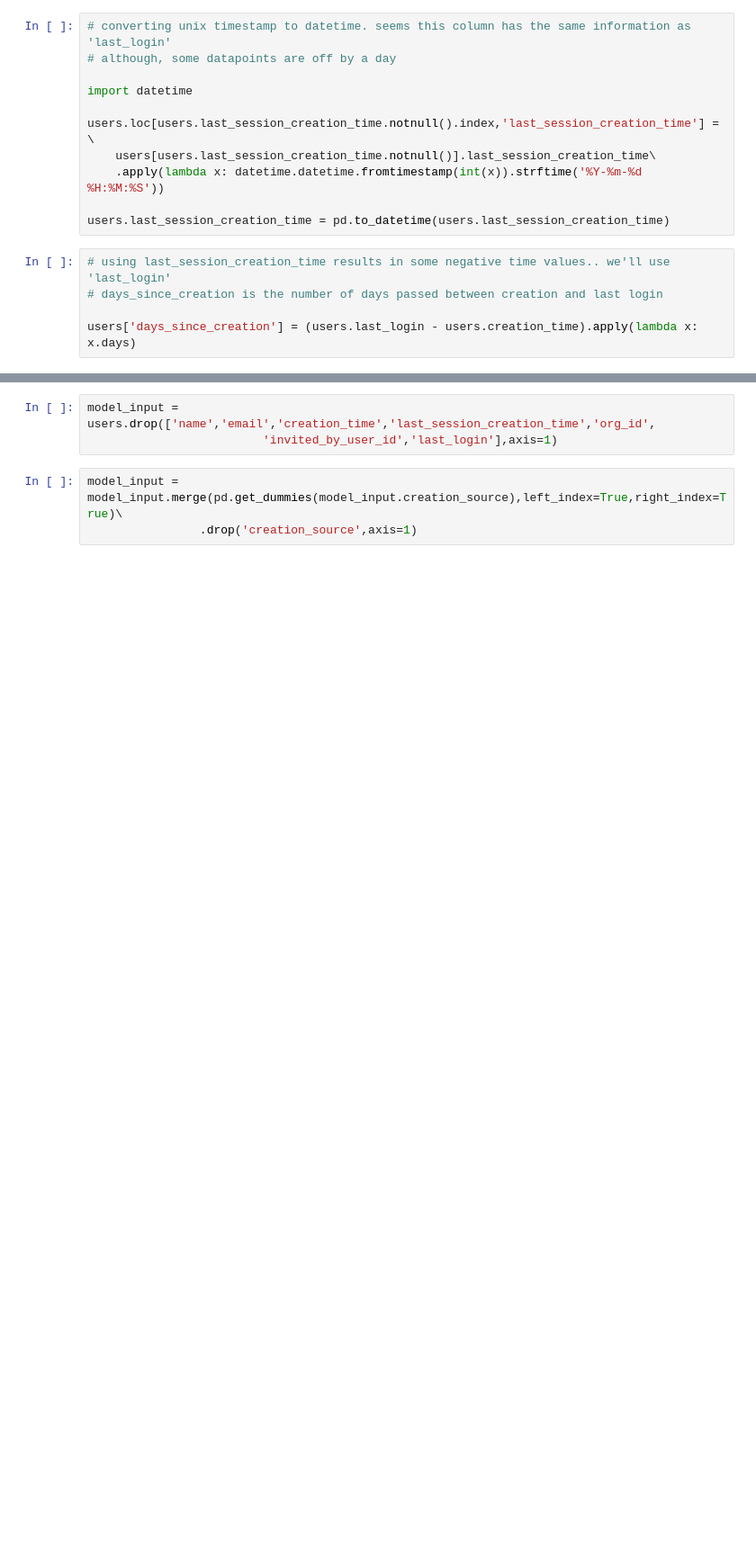
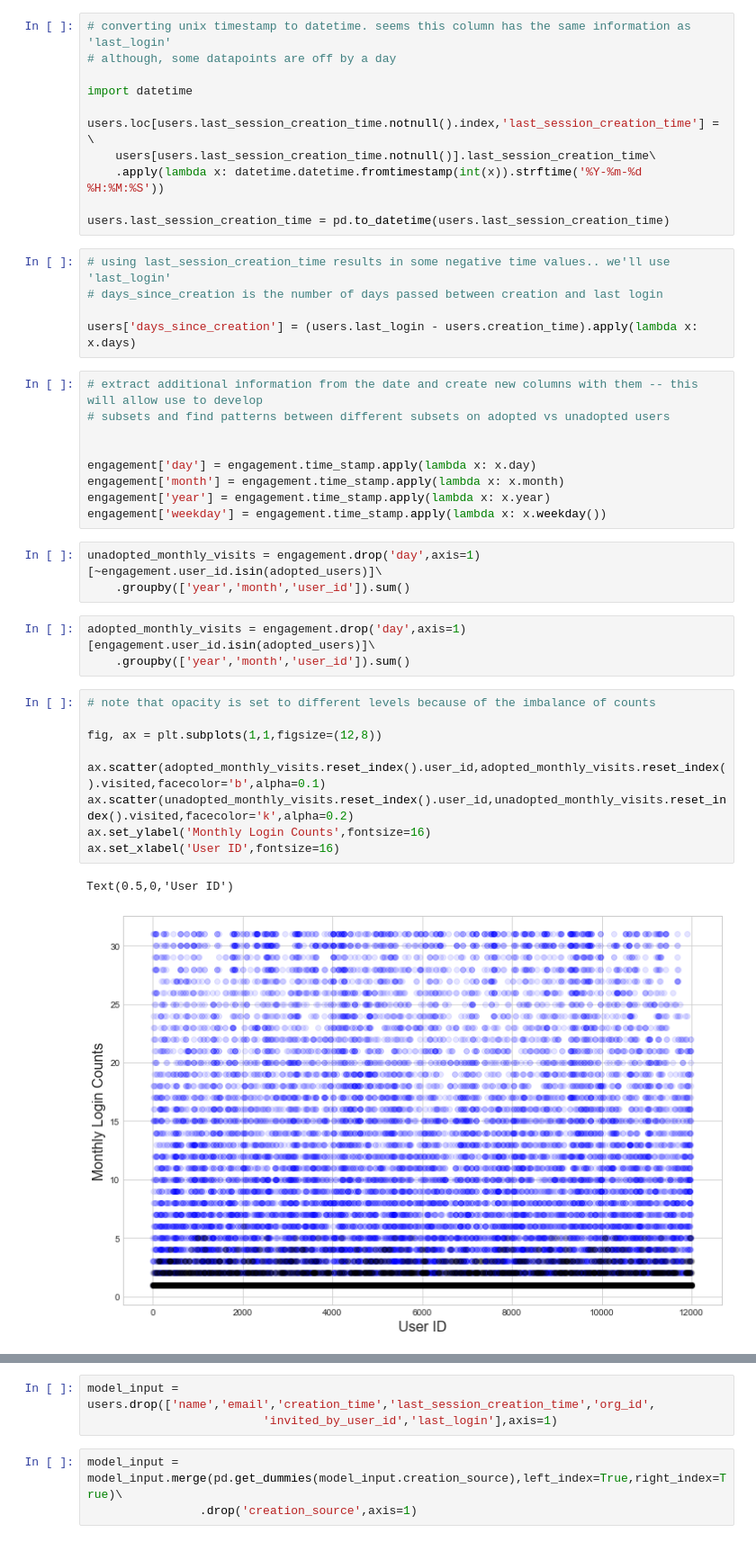
Before and after one commit to pandrewg/Mini-Projects, a Jupyter notebook: relax challenge/solution.ipynb, the cells around one changed output, grey strips where cells are left out. Shown: that part at 90% size. Cells and saved outputs as stored; diff of their text form; blank space fills up the shorter version.

```diff
--- a/relax challenge/solution.ipynb
+++ b/relax challenge/solution.ipynb
@@ -172,3 +203,30 @@ users.last_session_creation_time = pd.to_datetime(users.last_session_creation_ti
 # days_since_creation is the number of days passed between creation and last login
 
 users['days_since_creation'] = (users.last_login - users.creation_time).apply(lambda x: x.days)
+# %%
+# extract additional information from the date and create new columns with them -- this will allow use to develop
+# subsets and find patterns between different subsets on adopted vs unadopted users
+
+
+engagement['day'] = engagement.time_stamp.apply(lambda x: x.day)
+engagement['month'] = engagement.time_stamp.apply(lambda x: x.month)
+engagement['year'] = engagement.time_stamp.apply(lambda x: x.year)
+engagement['weekday'] = engagement.time_stamp.apply(lambda x: x.weekday())
+# %%
+unadopted_monthly_visits = engagement.drop('day',axis=1)[~engagement.user_id.isin(adopted_users)]\
+    .groupby(['year','month','user_id']).sum()
+# %%
+adopted_monthly_visits = engagement.drop('day',axis=1)[engagement.user_id.isin(adopted_users)]\
+    .groupby(['year','month','user_id']).sum()
+# %%
+# note that opacity is set to different levels because of the imbalance of counts
+
+fig, ax = plt.subplots(1,1,figsize=(12,8))
+
+ax.scatter(adopted_monthly_visits.reset_index().user_id,adopted_monthly_visits.reset_index().visited,facecolor='b',alpha=0.1)
+ax.scatter(unadopted_monthly_visits.reset_index().user_id,unadopted_monthly_visits.reset_index().visited,facecolor='k',alpha=0.2)
+ax.set_ylabel('Monthly Login Counts',fontsize=16)
+ax.set_xlabel('User ID',fontsize=16)
+# %% [output]
+Text(0.5,0,'User ID')
+[figure, added]
```
Also changed, not shown: parts of 10 cells of this notebook.
